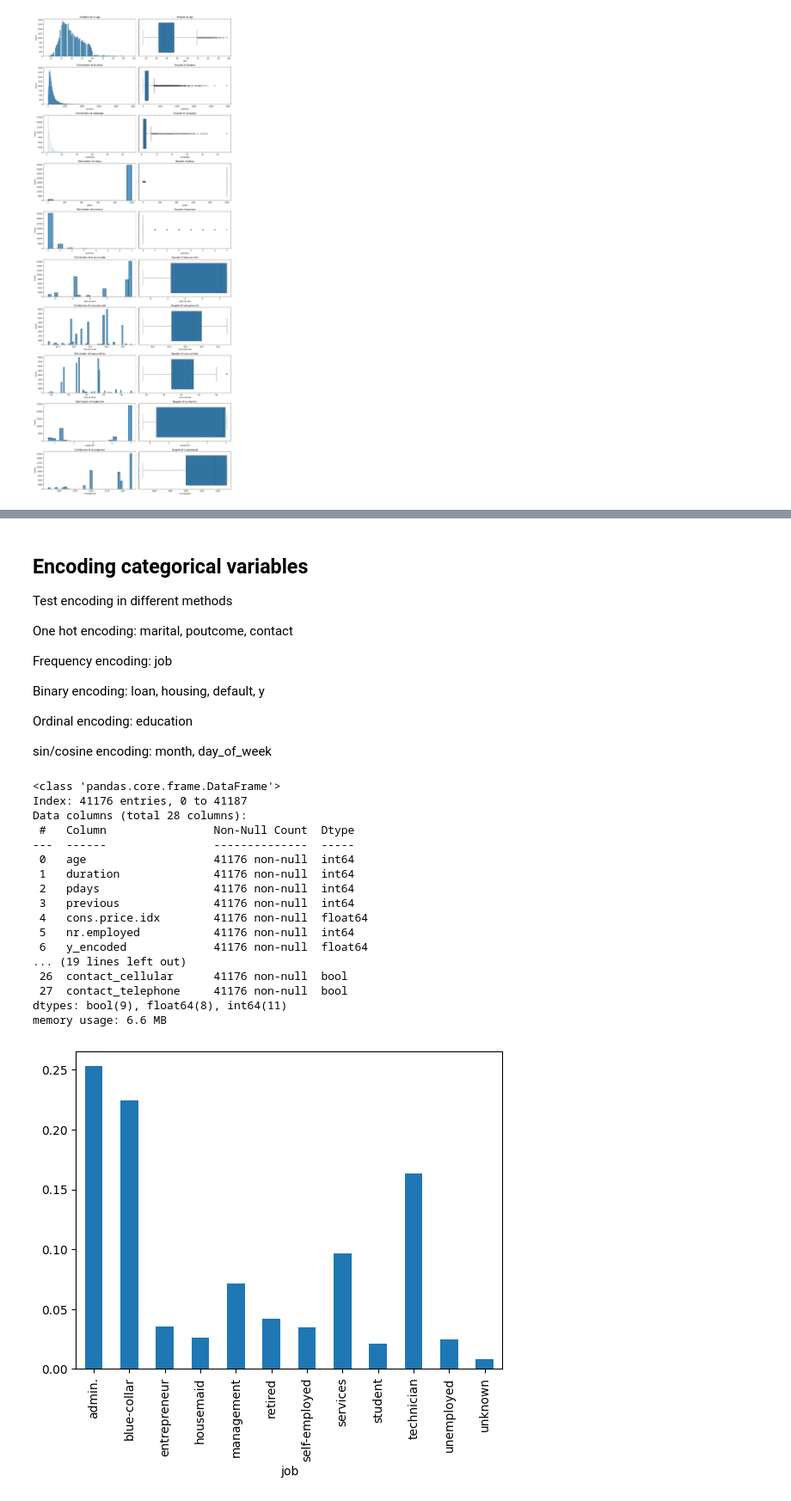
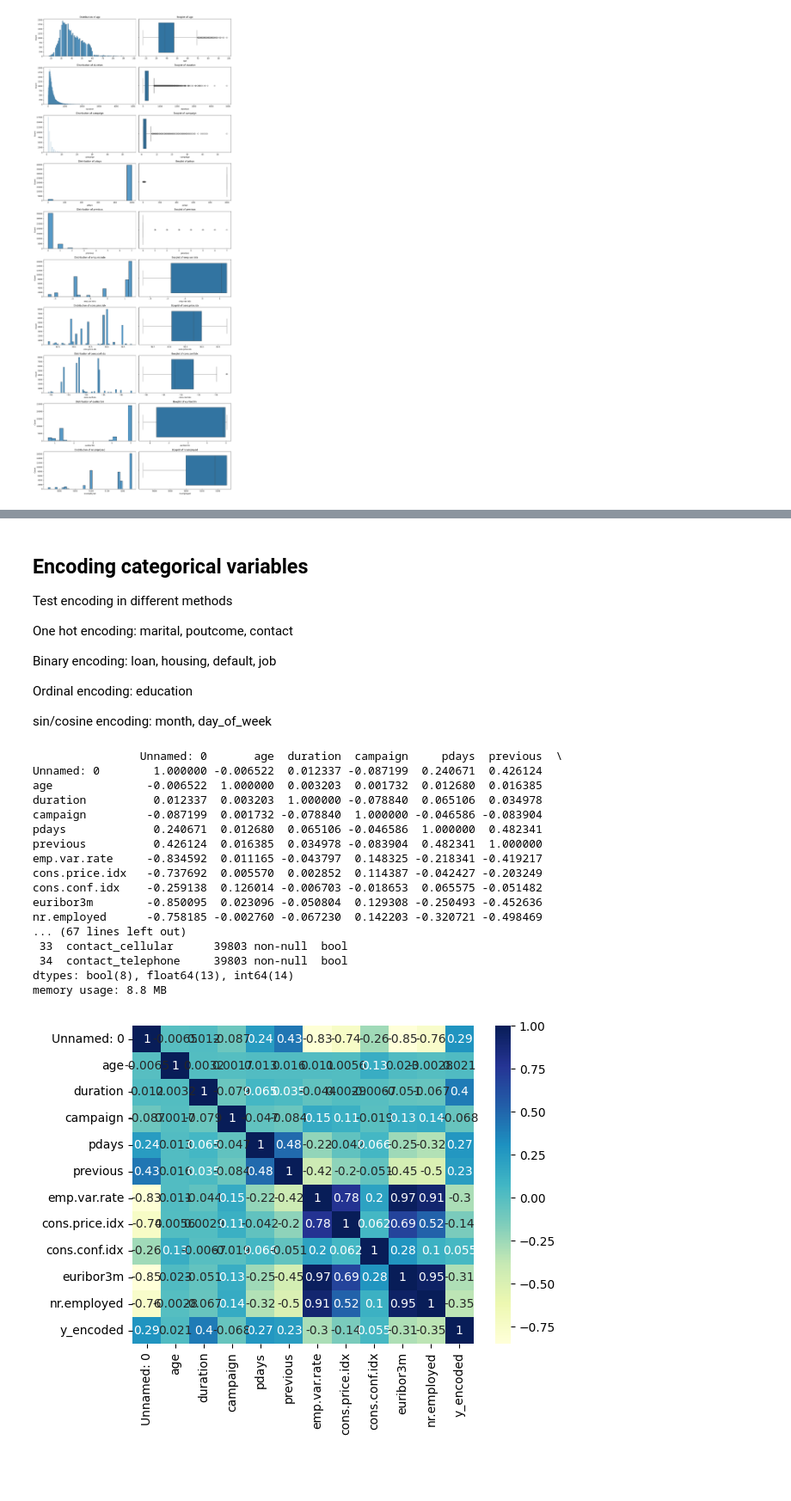
Before and after one commit to RoseBud31/ML-Project, a Jupyter notebook: notebooks/eda.ipynb, the cells around one changed output, grey strips where cells are left out. Shown at 86% size. Saved outputs shown, nothing was run; the diff lists cells and outputs as text; code cells hidden in the pictures; blank space fills up the shorter version.

Commit message:
updated quite a lot, did smote on only the train

```diff
--- a/notebooks/eda.ipynb
+++ b/notebooks/eda.ipynb
@@ -139,0 +179,2 @@ for i in ['age', 'job', 'marital', 'education', 'default', 'housing',
+# %%
+data = pd.read_csv("../data/data_cleaned.csv")
@@ -139,0 +214,4 @@ for i in ['age', 'job', 'marital', 'education', 'default', 'housing',
+# %%
+for i in data.select_dtypes(include=['object']).columns:
+    print(data[i].value_counts())
+    print('\n')
@@ -139,0 +236,5 @@ for i in ['age', 'job', 'marital', 'education', 'default', 'housing',
+# %%
+data = data.drop(data[data['job'] == 'unknown'].index, axis =0, inplace=False)
+data = data.drop(data[data['loan'] == 'unknown'].index, axis =0, inplace=False)
+data = data.drop(data[data['housing'] == 'unknown'].index, axis =0, inplace=False)
+data = data.drop(data[data['marital'] == 'unknown'].index, axis =0, inplace=False)
@@ -196,5 +254,3 @@ y_encoded         -0.354526   1.000000
-# %%
-data = data.drop(['campaign','cons.conf.idx','emp.var.rate','euribor3m'],axis=1)
 # %% [markdown]
 ## Encoding categorical variables
 
@@ -202,79 +258,76 @@ Test encoding in different methods
 
 One hot encoding: marital, poutcome, contact
 
-Frequency encoding: job
-
-Binary encoding: loan, housing, default, y
+Binary encoding: loan, housing, default, job
 
 Ordinal encoding: education
 
 sin/cosine encoding: month, day_of_week
 # %%
+# Using ordinal encoding for y
+from sklearn.preprocessing import OrdinalEncoder
+encoder = OrdinalEncoder(categories=[['no','yes']])
+data['y_encoded'] = encoder.fit_transform(data[['y']])
+print(data.corr(numeric_only=True))
+dataplot = sns.heatmap(data.corr(numeric_only=True), cmap='YlGnBu', annot=True)
+
 # Using dummy encoding to encode marital, poutcome, contact
 to_dummy_cols = pd.DataFrame(data[['marital', 'poutcome','contact']])
 dummy_cols = pd.get_dummies(to_dummy_cols)
 
-# Replace the 999 for no days visited with 0
-data['pdays'] = data['pdays'].replace(999, 0)
 
 # Using binary encoding for loan, housing, default, y
 from category_encoders import BinaryEncoder
-encoder = BinaryEncoder(cols =['loan', 'housing', 'default'])
+encoder = BinaryEncoder(cols =['loan', 'housing' ,'default', 'job'])
 # Transforming the column after fitting
-newdata = encoder.fit_transform(data[['loan', 'housing', 'default']])
-
-# Using frequency encoding for job
-fq = data.groupby('job').size()/len(data)
-# Mapping values to dataframe
-data.loc[:, "{}_freq_encode".format('job')] = data['job'].map(fq)
-fq.plot.bar(stacked=True)
+newdata = encoder.fit_transform(data[['loan', 'housing' ,'default', 'job']])
 
 # Using ordinal encoding for education
 from sklearn.preprocessing import OrdinalEncoder
 encoder = OrdinalEncoder(categories=[["illiterate","unknown","basic.4y","basic.6y","basic.9y","high.school","professional.course","university.degree"]])
 data['education_encoded'] = encoder.fit_transform(data[['education']])
 
 # Sin/cosine encoding for month, day_of_week
 # Map categorical values to numerical values
 month_mapping = {month: i+1 for i, month in enumerate(['jan', 'feb', 'mar', 'apr', 'may', 'jun',
                                                        'jul', 'aug', 'sep', 'oct', 'nov', 'dec'])}
 day_mapping = {day: i+1 for i, day in enumerate(['mon', 'tue', 'wed', 'thu', 'fri', 'sat', 'sun'])}
 
 data['month_num'] = data['month'].map(month_mapping)
 data['day_num'] = data['day_of_week'].map(day_mapping)
 
 # Sine and Cosine Encoding
 data['month_sin'] = np.sin(2 * np.pi * data['month_num'] / 12)
 data['month_cos'] = np.cos(2 * np.pi * data['month_num'] / 12)
 data['day_sin'] = np.sin(2 * np.pi * data['day_num'] / 7)
 data['day_cos'] = np.cos(2 * np.pi * data['day_num'] / 7)
 
 
 # concatenating dataframe
 data = pd.concat([data, newdata, dummy_cols], axis = 1)
 # dropping old column
 data = data.drop(['loan', 'housing', 'default','y','marital', 'poutcome','contact','job','month', 'day_of_week', 'month_num', 'day_num','education'], axis = 1)
 
 data.info()
 # %% [output]
-<class 'pandas.core.frame.DataFrame'>
-Index: 41176 entries, 0 to 41187
-Data columns (total 28 columns):
- #   Column                Non-Null Count  Dtype
----  ------                --------------  -----
- 0   age                   41176 non-null  int64
- 1   duration              41176 non-null  int64
- 2   pdays                 41176 non-null  int64
- 3   previous              41176 non-null  int64
- 4   cons.price.idx        41176 non-null  float64
- 5   nr.employed           41176 non-null  int64
- 6   y_encoded             41176 non-null  float64
-... (19 lines left out)
- 26  contact_cellular      41176 non-null  bool
- 27  contact_telephone     41176 non-null  bool
-dtypes: bool(9), float64(8), int64(11)
-memory usage: 6.6 MB
+                Unnamed: 0       age  duration  campaign     pdays  previous  \
+Unnamed: 0        1.000000 -0.006522  0.012337 -0.087199  0.240671  0.426124
+age              -0.006522  1.000000  0.003203  0.001732  0.012680  0.016385
+duration          0.012337  0.003203  1.000000 -0.078840  0.065106  0.034978
+campaign         -0.087199  0.001732 -0.078840  1.000000 -0.046586 -0.083904
+pdays             0.240671  0.012680  0.065106 -0.046586  1.000000  0.482341
+previous          0.426124  0.016385  0.034978 -0.083904  0.482341  1.000000
+emp.var.rate     -0.834592  0.011165 -0.043797  0.148325 -0.218341 -0.419217
+cons.price.idx   -0.737692  0.005570  0.002852  0.114387 -0.042427 -0.203249
+cons.conf.idx    -0.259138  0.126014 -0.006703 -0.018653  0.065575 -0.051482
+euribor3m        -0.850095  0.023096 -0.050804  0.129308 -0.250493 -0.452636
+nr.employed      -0.758185 -0.002760 -0.067230  0.142203 -0.320721 -0.498469
+... (67 lines left out)
+ 33  contact_cellular      39803 non-null  bool
+ 34  contact_telephone     39803 non-null  bool
+dtypes: bool(8), float64(13), int64(14)
+memory usage: 8.8 MB
-[figure, old version]
+[figure, new version]
 # %%
 print(data.corr(numeric_only=True))
 plt.figure(figsize=(18,18))
```
Also changed, not shown: parts of 27 cells of this notebook, 20 other files.
